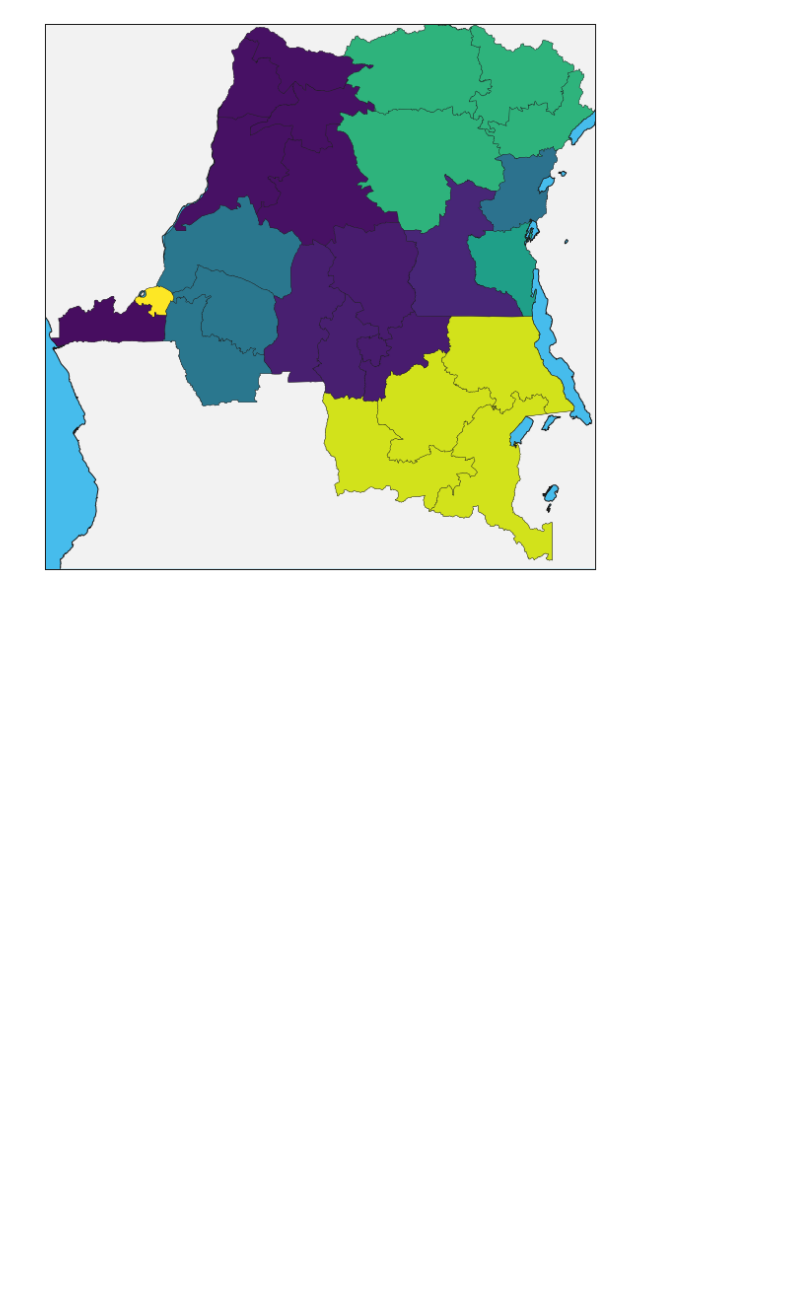
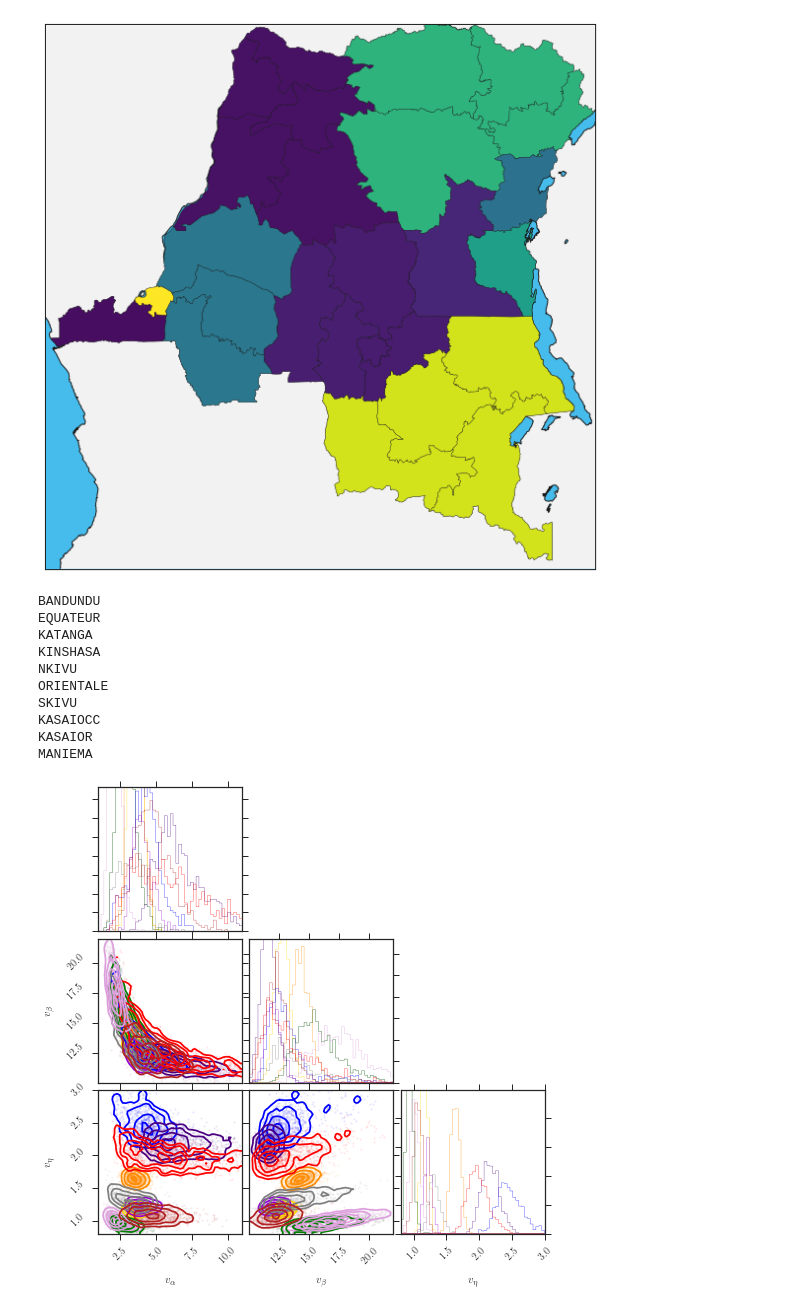
Before and after one commit to lmaesampson/CompetingRates, a Jupyter notebook: Code/Figures.ipynb, the cells around one changed output. Cells and saved outputs as stored; diff of their text form; code cells hidden in the pictures; blank space fills up the shorter version.

```diff
--- a/Code/Figures.ipynb
+++ b/Code/Figures.ipynb
@@ -1567,3 +1240,55 @@ ax.add_collection(pc)
 plt.savefig("RiskMap_alldata.png",dpi=100,bbox_inches='tight')
 # %% [output]
 [figure]
+# %%
+#2-d posteriors for a subset of the parameters (vacc. hazard)
+burnin = 1000
+loc_subset = ['BANDUNDU', 'EQUATEUR', 'KATANGA', 'KINSHASA', 'NKIVU', 'ORIENTALE',\
+              'SKIVU', 'KASAIOCC', 'KASAIOR', 'MANIEMA']
+color = ['darkorange', 'gold', 'green', 'blue', 'indigo', 'darkviolet', 'red', 'grey', 'plum', 'firebrick']
+
+ranges = [(1.,11.),(10.,22.),(0.8,3.0)]
+samples = []
+i = 0
+for line in open('chains/BFtest/KATANGA/chain_1.txt','r'):
+    sample = line.split()
+    if i> burnin:
+        samples.append(sample)
+    i += 1
+samples = np.array(samples)
+samples = samples.astype(float)
+csamp = samples[-1000:,0:3].copy()
+fig = corner.corner(csamp,normed=True,color='plum',labels=[r"$v_\alpha$", r"$v_\beta$", r"$v_\eta$"],\
+                    bins=50,range=ranges)
+
+j = 0
+for prov in loc_subset:
+    print prov
+    samples = []
+    c = color[j]
+    i = 0
+    for line in open('chains/BFtest/'+prov+'/chain_1.txt','r'):
+        sample = line.split()
+        if i> burnin:
+            samples.append(sample)
+        i += 1
+    samples = np.array(samples)
+    samples = samples.astype(float)
+    csamp = samples[-1000:,0:3].copy()
+    #corner.corner(csamp,range=ranges,no_fill_contours=True,bins=50,plot_density=False,plot_countours=False,color=c,fig=fig)
+    corner.corner(csamp,range=ranges,no_fill_contours=True,bins=50,smooth=True,plot_density=False,plot_countours=False,color=c,fig=fig)
+    j += 1
+
+fig.savefig('cornerplotvparams.pdf')
+# %% [output]
+BANDUNDU
+EQUATEUR
+KATANGA
+KINSHASA
+NKIVU
+ORIENTALE
+SKIVU
+KASAIOCC
+KASAIOR
+MANIEMA
+[figure, added]
```
Also changed, not shown: parts of 35 cells of this notebook.
